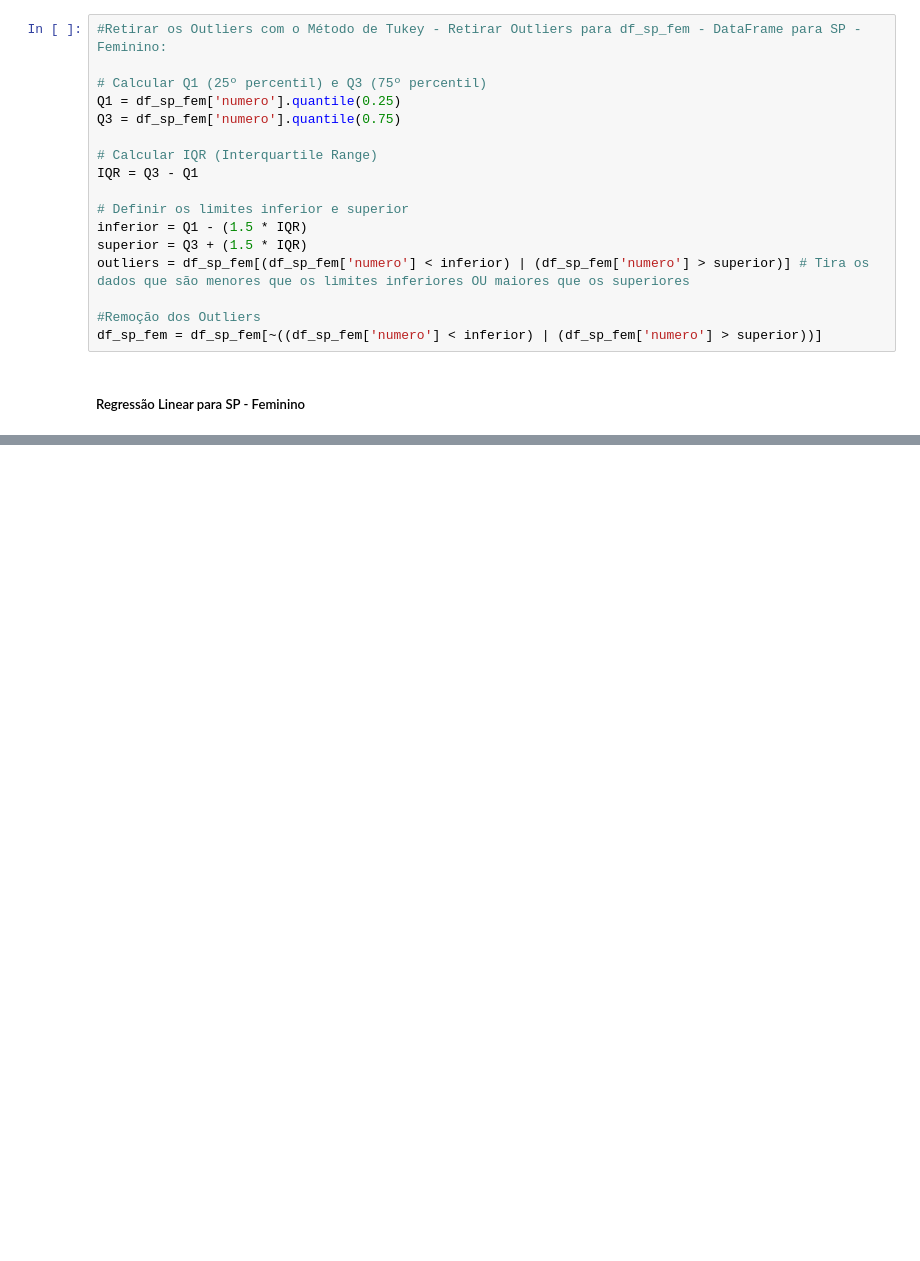
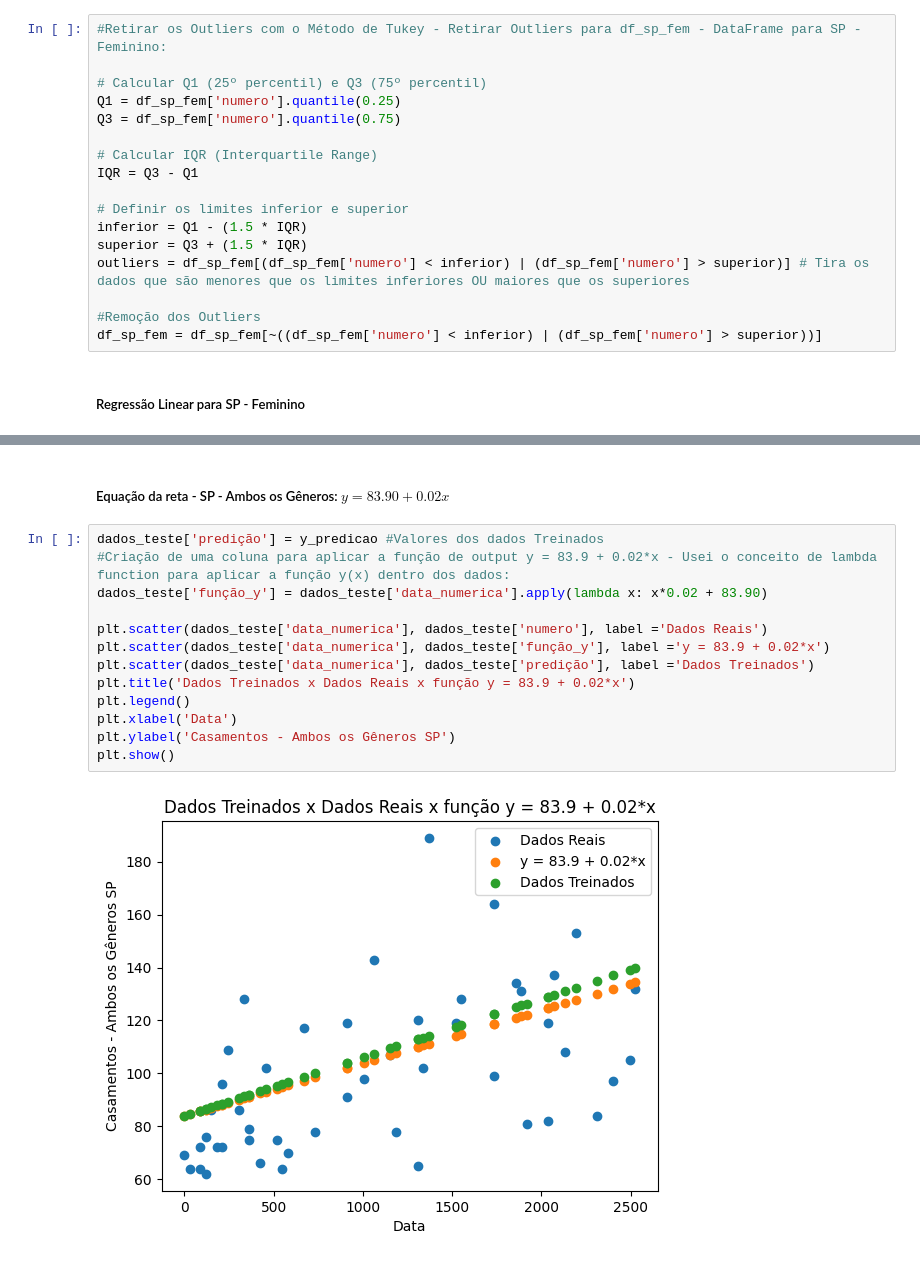
Before and after one commit to gustavo-rocha-barbosa/case-data-science-media-monks-2024, a Jupyter notebook: 2) Case Análise de Dados/main.ipynb, the cells around one changed output, grey strips where cells are left out. Saved outputs shown, nothing was run; the diff lists cells and outputs as text; blank space fills up the shorter version.

```diff
--- a/2) Case Análise de Dados/main.ipynb
+++ b/2) Case Análise de Dados/main.ipynb
@@ -745,0 +796,17 @@ Equação da reta: y = 90.67 + 0.03 * x
+# %% [markdown]
+##### Equação da reta - SP - Ambos os Gêneros:   $y = 83.90 + 0.02x$
+# %%
+dados_teste['predição'] = y_predicao #Valores dos dados Treinados
+#Criação de uma coluna para aplicar a função de output y = 83.9 + 0.02*x - Usei o conceito de lambda function para aplicar a função y(x) dentro dos dados:
+dados_teste['função_y'] = dados_teste['data_numerica'].apply(lambda x: x*0.02 + 83.90)
+
+plt.scatter(dados_teste['data_numerica'], dados_teste['numero'], label ='Dados Reais')
+plt.scatter(dados_teste['data_numerica'], dados_teste['função_y'], label ='y = 83.9 + 0.02*x')
+plt.scatter(dados_teste['data_numerica'], dados_teste['predição'], label ='Dados Treinados')
+plt.title('Dados Treinados x Dados Reais x função y = 83.9 + 0.02*x')
+plt.legend()
+plt.xlabel('Data')
+plt.ylabel('Casamentos - Ambos os Gêneros SP')
+plt.show()
+# %% [output]
+[figure, added]
```
Also changed, not shown: parts of 44 cells of this notebook, 1 other file.
